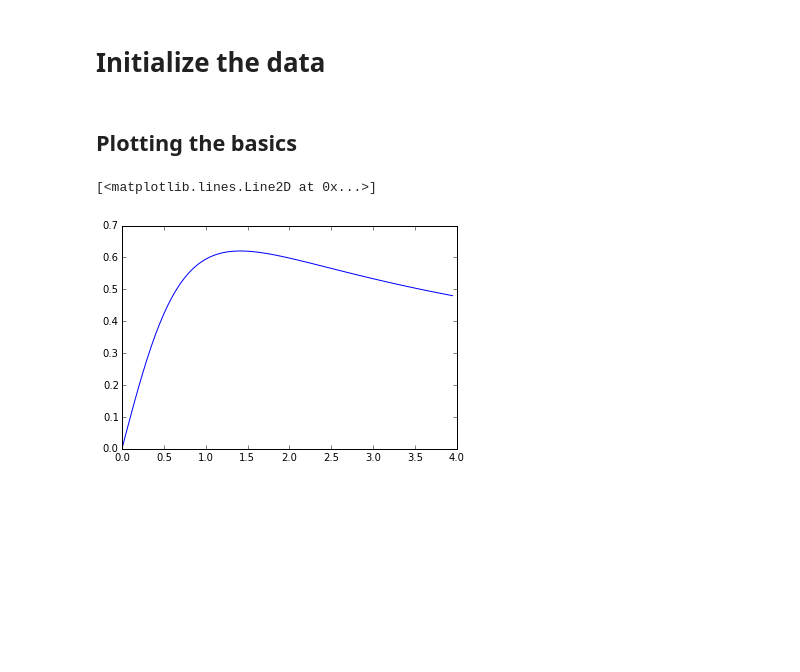
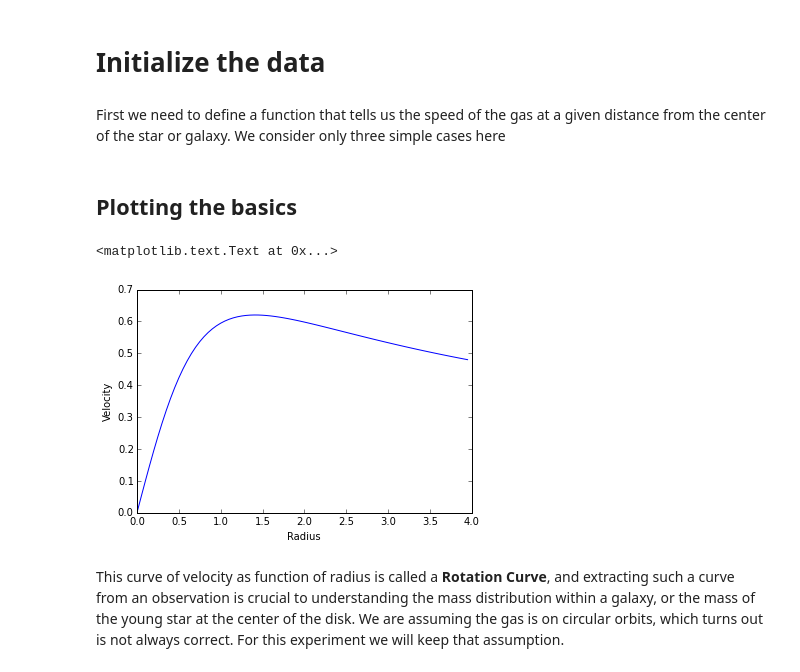
Before and after one commit to teuben/SLICA, a Jupyter notebook: notebooks/orbits.ipynb, the cells around one changed output. Drawn from its saved outputs; the diff is of its cells as text; code cells hidden in the pictures; blank space fills up the shorter version.

```diff
--- a/notebooks/orbits.ipynb
+++ b/notebooks/orbits.ipynb
@@ -9,6 +9,8 @@ The gas streaming around a young star, or in a galactic disk is dominated by gra
 # %%
 import numpy as np
 import math
+# %% [markdown]
+First we need to define a function that tells us the speed of the gas at a given distance from the center of the star or galaxy. We consider only three simple cases here
 # %%
 def velocity(radius, model='galaxy'):
     """describe the streaming velocity as function of radius in or around an object
@@ -44,6 +51,10 @@ for i in range(len(rad)):
 import matplotlib.pyplot as plt
 # %%
 plt.plot(rad,vel)
+plt.xlabel("Radius")
+plt.ylabel("Velocity")
 # %% [output]
-[<matplotlib.lines.Line2D at 0x...>]
+<matplotlib.text.Text at 0x...>
-[figure, old version]
+[figure, new version]
+# %% [markdown]
+This curve of velocity as function of radius is called a **Rotation Curve**, and extracting such a curve from an observation is crucial to understanding the mass distribution within a galaxy, or the mass of the young star at the center of the disk. We are assuming the gas is on circular orbits, which turns out is not always correct. For this experiment we will keep that assumption.
```
Also changed, not shown: parts of 16 cells of this notebook.
